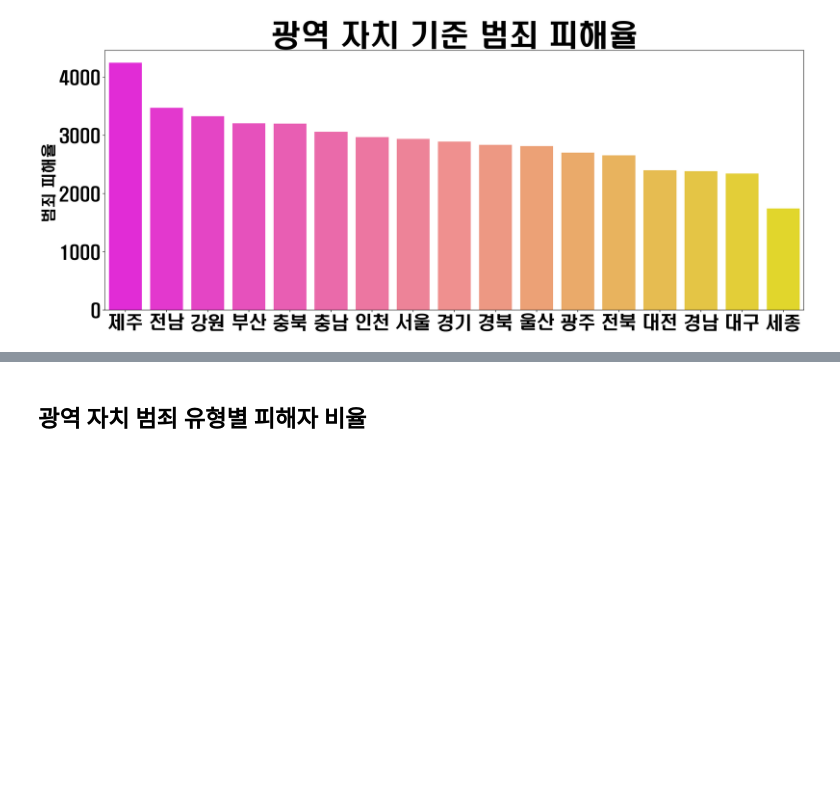
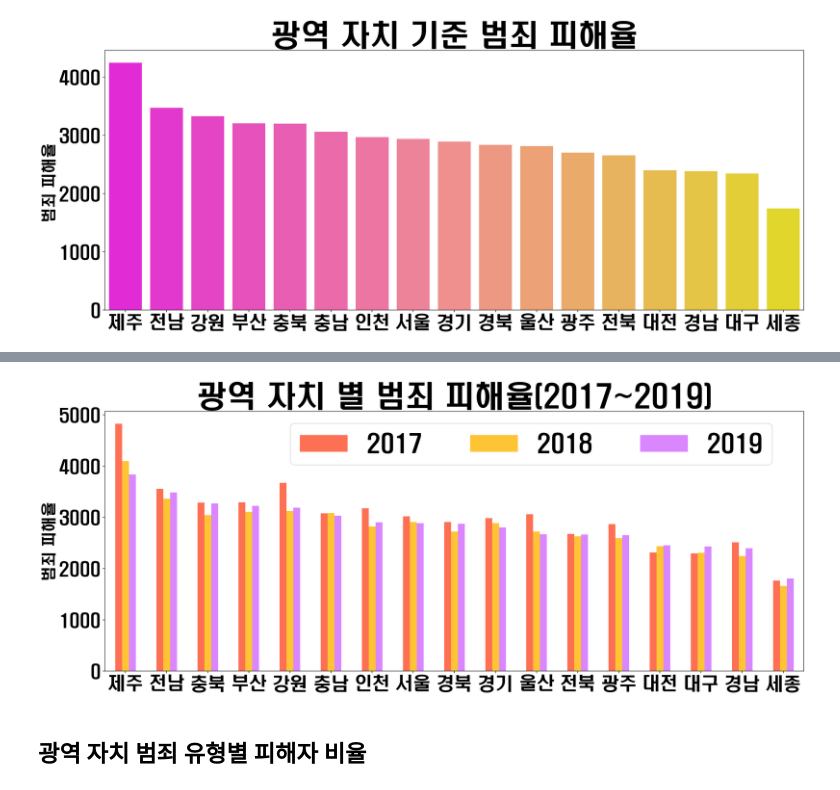
Before and after one commit to jinrang2/tj201130_kkij, a Jupyter notebook: gon/범죄 일반 분석.ipynb, the cells around one changed output, grey strips where cells are left out. Cells and saved outputs as stored; diff of their text form; code cells hidden in the pictures; blank space fills up the shorter version.

```diff
--- a/gon/범죄 일반 분석.ipynb
+++ b/gon/범죄 일반 분석.ipynb
@@ -544,0 +577,10 @@ plt.savefig('4-2-6.png')
+# %%
+df_43 = df_424.groupby(['년도','광역'])['광역','발생건수','인구수'].sum().sort_values(by=['년도','광역']).reset_index()
+df_43['범죄피해율'] = round(df_43['발생건수'] * 100000 / df_43['인구수'],2)
+df_43
+df_43_pivot = df_43.pivot(index='광역', columns='년도', values='범죄피해율')
+df_43_pivot.columns=[2017,2018,2019]
+
+#df_43_pivot = df_43_pivot.reset_index()
+df_43_pivot = df_43_pivot.sort_values(by=[2019],ascending=False)
+df_43_pivot
@@ -545,3 +607,17 @@ plt.savefig('4-2-6.png')
+# %%
+plt.rcParams["figure.figsize"] = (21,8)
+
+b=df_43_pivot.plot(kind='bar',color=['#fe7054','#fec434','#da87ff'])
+
+plt.title('광역 자치 별 범죄 피해율(2017~2019)', fontsize=50)
+plt.legend(loc='upper center', bbox_to_anchor=(0.61, 1), ncol=3,prop={'size': 40})
+b.yaxis.set_major_formatter(ticker.FormatStrFormatter('%d'))
+b.set_xlabel('', fontsize=25)
+plt.setp(b.get_xticklabels(), rotation=0)
+b.set_ylabel('범죄 피해율', fontsize=25)
+plt.savefig('4-3.png')
+# %% [output]
+[figure, added]
 # %% [markdown]
 ## 광역 자치 범죄 유형별 피해자 비율
 # %% [markdown]
```
Also changed, not shown: parts of 11 cells of this notebook, 12 other files.
